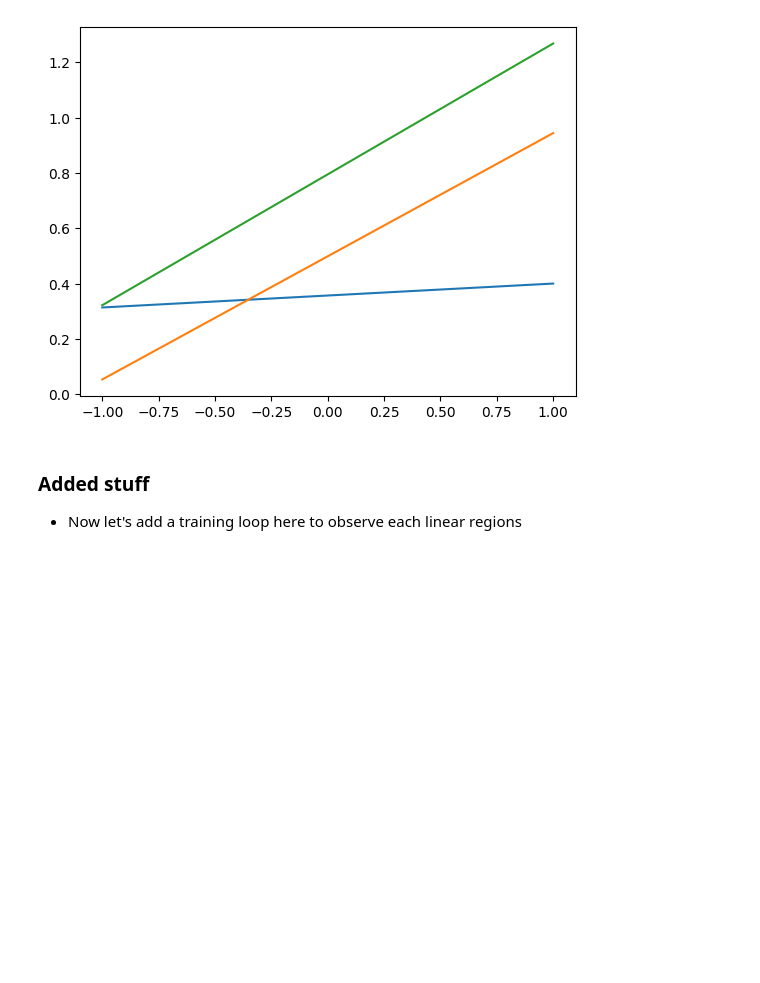
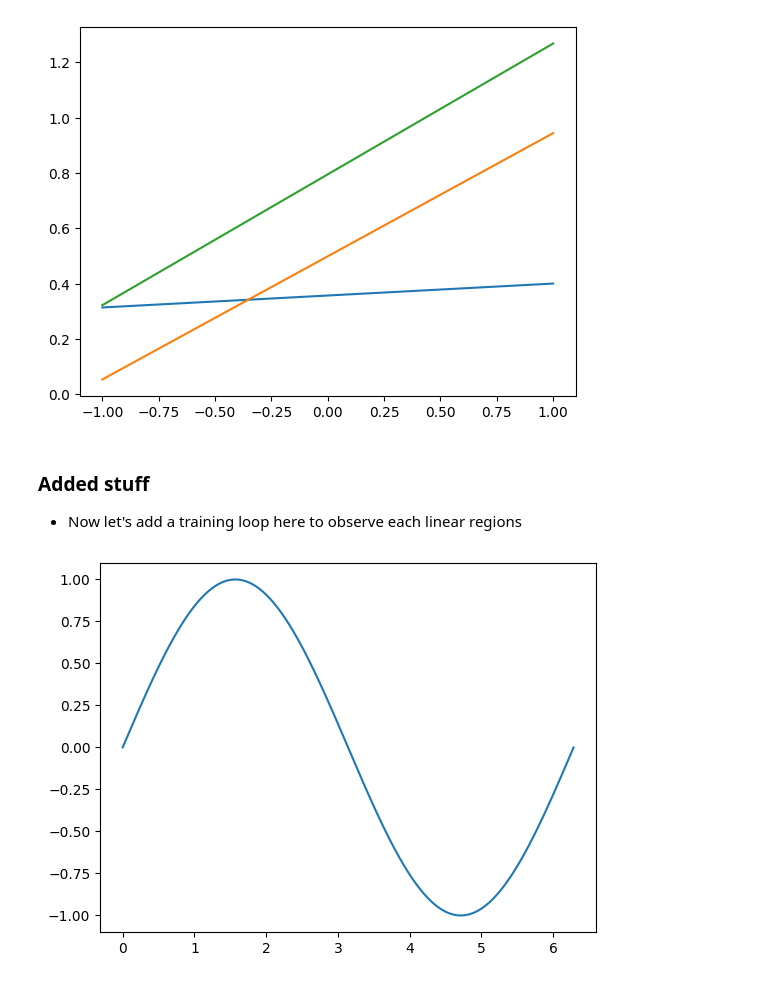
Before and after one commit to jumzzz/understanding-dl, a Jupyter notebook: ch-03/03-observe-joints.ipynb, the cells around one changed output. Saved outputs shown, nothing was run; the diff lists cells and outputs as text; code cells hidden in the pictures; blank space fills up the shorter version.

```diff
--- a/ch-03/03-observe-joints.ipynb
+++ b/ch-03/03-observe-joints.ipynb
@@ -84,6 +84,12 @@ def loss_func(params, x_input, targets):
   return mse(preds, targets)
 # %%
 import numpy as np
+import math
+
+def generate_sine_data(num_samples):
+  X = jnp.linspace(0, 2 * math.pi, num=num_samples).reshape(-1,1)
+  y = jnp.sin(X)
+  return X,y
 
 def update_weights(params, x, y, step_size):
   grads = grad(loss_func)(params, x, y)
@@ -91,11 +97,13 @@ def update_weights(params, x, y, step_size):
   return [(w - step_size * dw, b - step_size * db)
           for (w, b), (dw, db) in zip(params, grads)]
 
-def train_network(X, y, num_hidden, num_epochs, step_display):
+def train_network(num_samples, num_hidden, num_epochs, step_display):
   net_sizes = [(1, num_hidden), (num_hidden, 1)]
-  params = init_network_params(net_sizes, random.PRNGKey(0))
+  random_seed = np.random.randint(0, 1024)
+  params = init_network_params(net_sizes, random.PRNGKey(random_seed))
   display_params(params, 'network_params')
   step_size = 0.01
+  X,y = generate_sine_data(num_samples)
 
   for curr_epoch in range(1, num_epochs + 1):
     loss = loss_func(params, X, y)
@@ -109,5 +117,13 @@ def train_network(X, y, num_hidden, num_epochs, step_display):
   plt.legend()
   plt.title(f'{num_hidden} Hidden Units with {num_epochs} Total Epochs.')
   plt.show()
-
-train_network(10, 10000, 1000)
+# %%
+import matplotlib.pyplot as plt
+
+X,y = generate_sine_data(1000)
+plt.plot(X.reshape(-1), y.reshape(-1))
+plt.show()
+# print(X.shape)
+# print(y.shape)
+# %% [output]
+[figure, added]
```
